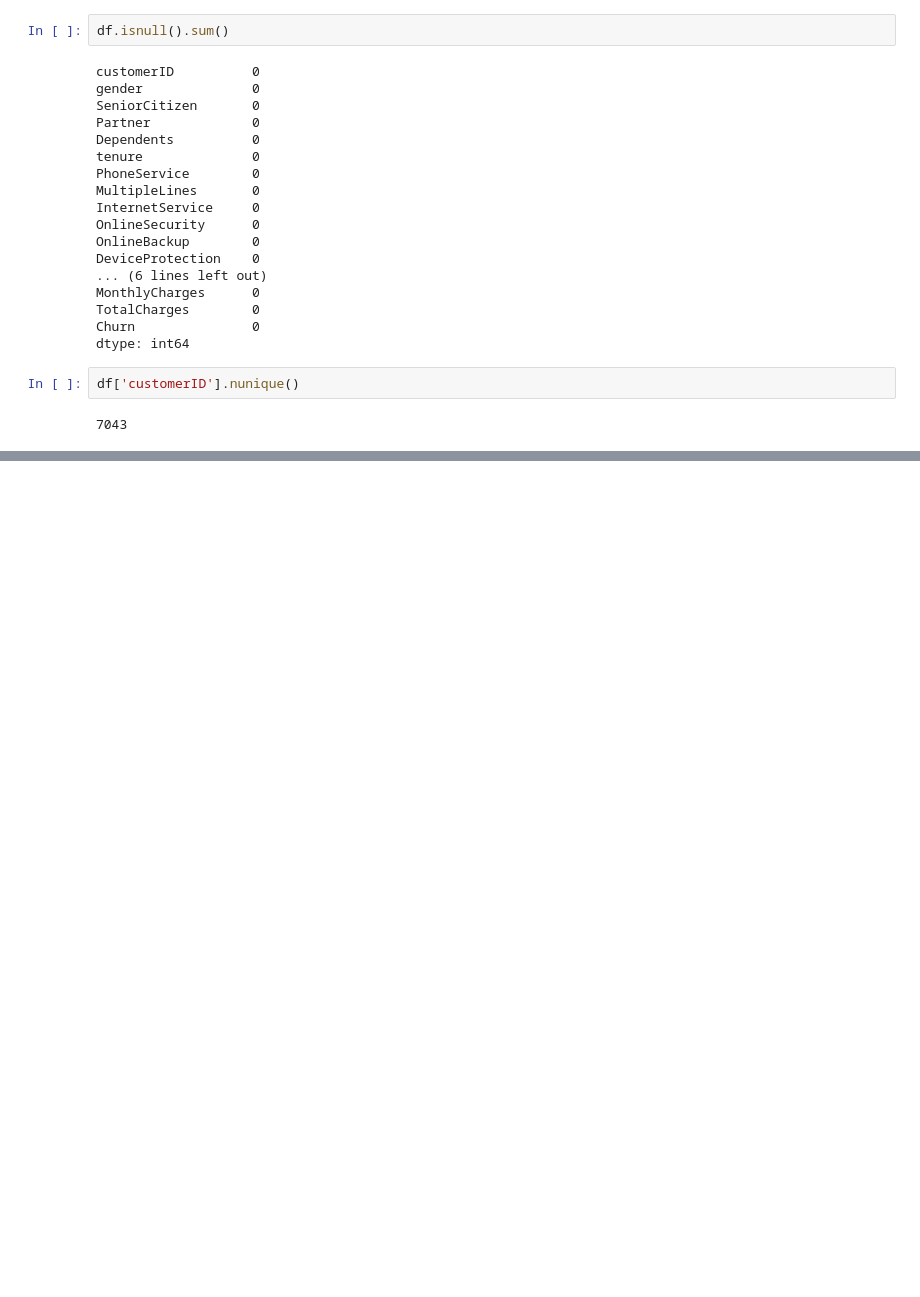
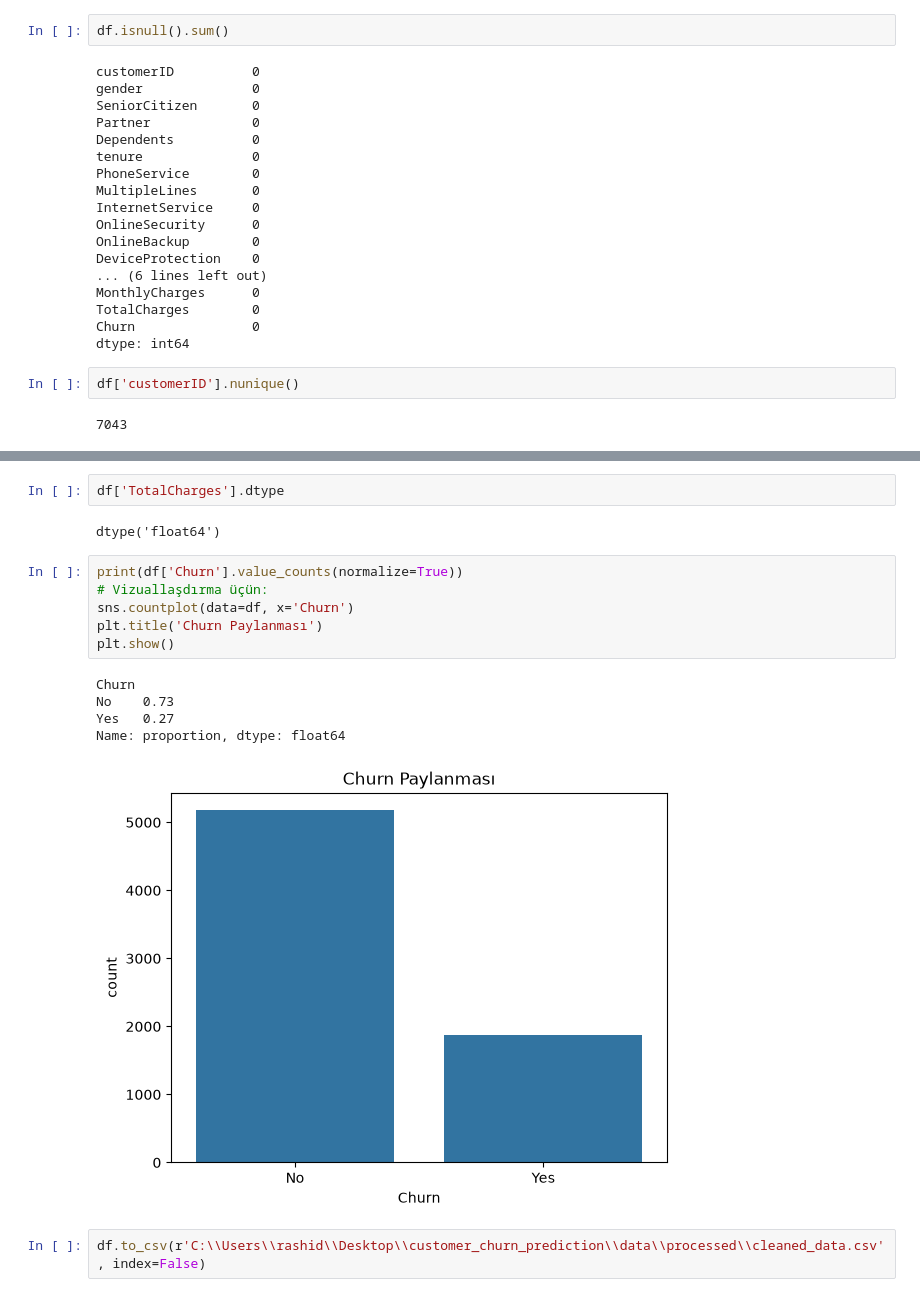
Before and after one commit to rashidmajidov/customer-churn-prediction, a Jupyter notebook: notebooks/01_data_cleaning.ipynb, the cells around one changed output, grey strips where cells are left out. Drawn from its saved outputs; the diff is of its cells as text; blank space fills up the shorter version.

```diff
--- a/notebooks/01_data_cleaning.ipynb
+++ b/notebooks/01_data_cleaning.ipynb
@@ -116,0 +179,18 @@ df['customerID'].nunique()
+# %%
+df['TotalCharges'].dtype
+# %% [output]
+dtype('float64')
+# %%
+print(df['Churn'].value_counts(normalize=True))
+# Vizuallaşdırma üçün:
+sns.countplot(data=df, x='Churn')
+plt.title('Churn Paylanması')
+plt.show()
+# %% [output]
+Churn
+No    0.73
+Yes   0.27
+Name: proportion, dtype: float64
+[figure, added]
+# %%
+df.to_csv(r'C:\\Users\\rashid\\Desktop\\customer_churn_prediction\\data\\processed\\cleaned_data.csv', index=False)
```
Also changed, not shown: parts of 9 cells of this notebook, 2 other files.
